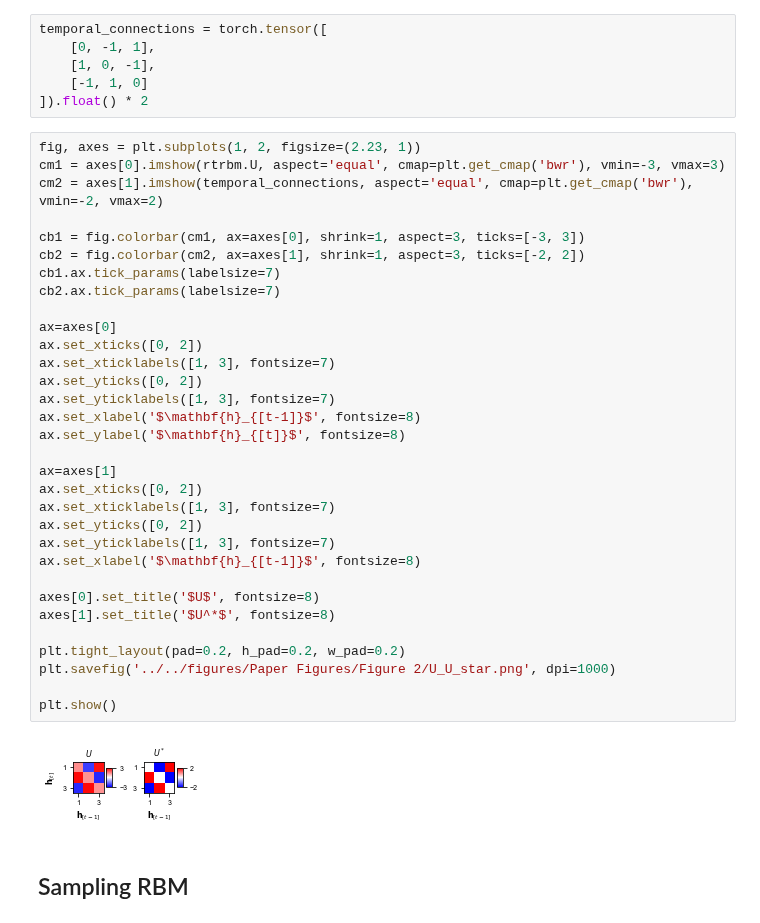
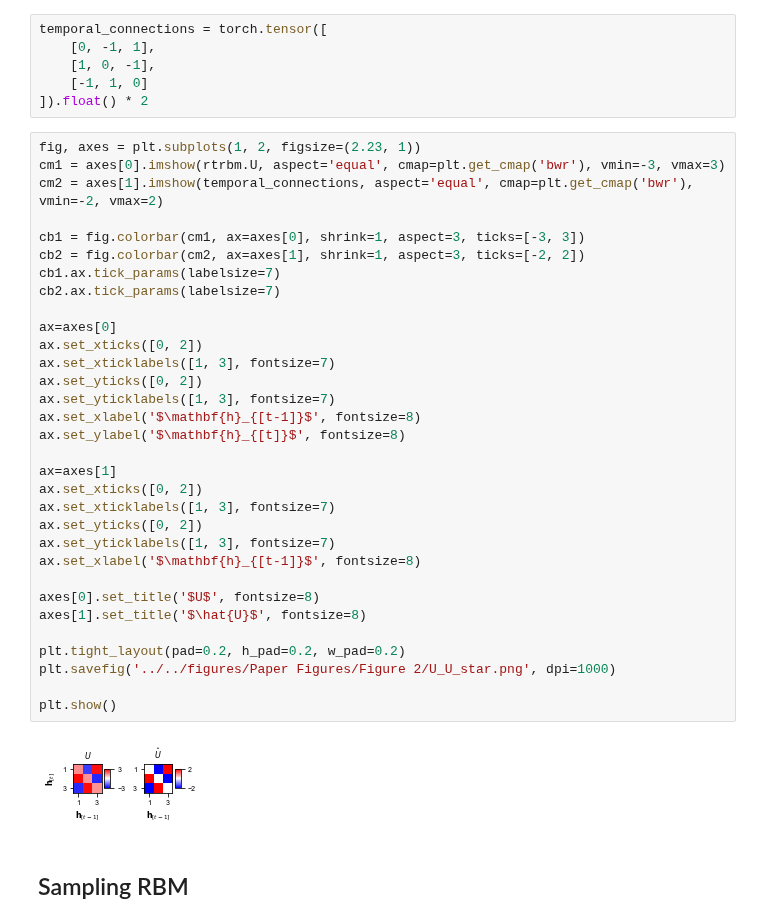
Before and after one commit to casperpeters/intern, a Jupyter notebook: notebooks/Poisson Temporally Connected Data/Reconstructing Temporal Connections.ipynb, the cells around one changed output. Drawn from its saved outputs; the diff is of its cells as text.

Commit message:
fig 2 plots

```diff
--- a/notebooks/Poisson Temporally Connected Data/Reconstructing Temporal Connections.ipynb
+++ b/notebooks/Poisson Temporally Connected Data/Reconstructing Temporal Connections.ipynb
@@ -265,35 +302,35 @@ fig, axes = plt.subplots(1, 2, figsize=(2.23, 1))
 cm1 = axes[0].imshow(rtrbm.U, aspect='equal', cmap=plt.get_cmap('bwr'), vmin=-3, vmax=3)
 cm2 = axes[1].imshow(temporal_connections, aspect='equal', cmap=plt.get_cmap('bwr'), vmin=-2, vmax=2)
 
 cb1 = fig.colorbar(cm1, ax=axes[0], shrink=1, aspect=3, ticks=[-3, 3])
 cb2 = fig.colorbar(cm2, ax=axes[1], shrink=1, aspect=3, ticks=[-2, 2])
 cb1.ax.tick_params(labelsize=7)
 cb2.ax.tick_params(labelsize=7)
 
 ax=axes[0]
 ax.set_xticks([0, 2])
 ax.set_xticklabels([1, 3], fontsize=7)
 ax.set_yticks([0, 2])
 ax.set_yticklabels([1, 3], fontsize=7)
 ax.set_xlabel('$\mathbf{h}_{[t-1]}$', fontsize=8)
 ax.set_ylabel('$\mathbf{h}_{[t]}$', fontsize=8)
 
 ax=axes[1]
 ax.set_xticks([0, 2])
 ax.set_xticklabels([1, 3], fontsize=7)
 ax.set_yticks([0, 2])
 ax.set_yticklabels([1, 3], fontsize=7)
 ax.set_xlabel('$\mathbf{h}_{[t-1]}$', fontsize=8)
 
 axes[0].set_title('$U$', fontsize=8)
-axes[1].set_title('$U^*$', fontsize=8)
+axes[1].set_title('$\hat{U}$', fontsize=8)
 
 plt.tight_layout(pad=0.2, h_pad=0.2, w_pad=0.2)
 plt.savefig('../../figures/Paper Figures/Figure 2/U_U_star.png', dpi=1000)
 
 plt.show()
 # %% [output]
-[figure, old version]
+[figure, new version]
 # %% [markdown]
 ## Sampling RBM
 # %%
```
Also changed, not shown: parts of 3 cells of this notebook.
